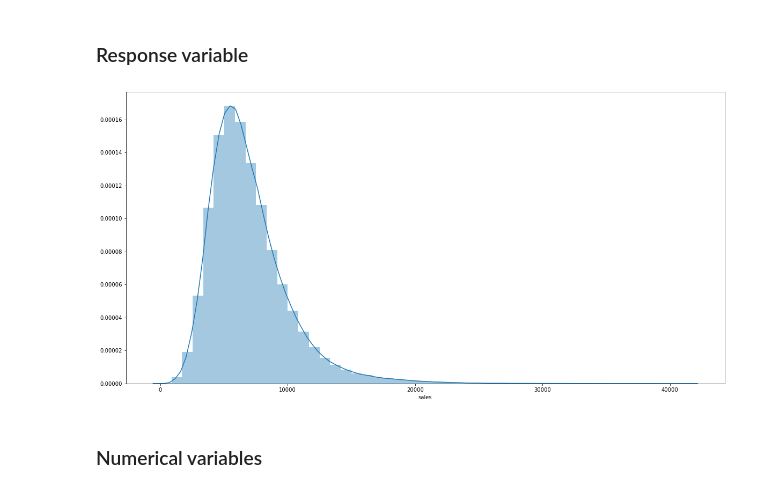
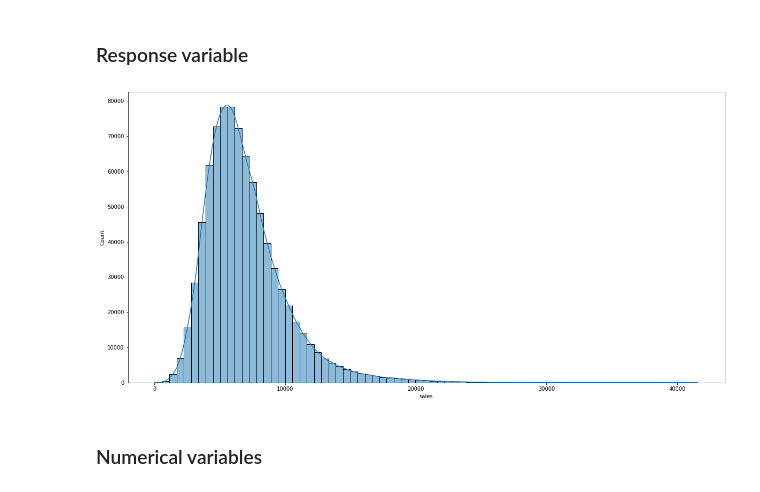
Before and after one commit to CleitonAmbrosio/Rossmann-Stores-Sales-Forecast, a Jupyter notebook: notebooks/cycle1_store_sales_prediction.ipynb, the cells around one changed output. Saved outputs shown, nothing was run; the diff lists cells and outputs as text; code cells hidden in the pictures.

```diff
--- a/notebooks/cycle1_store_sales_prediction.ipynb
+++ b/notebooks/cycle1_store_sales_prediction.ipynb
@@ -524,7 +637,8 @@ df3['month'] = df3['date'].dt.month
 df3['day'] = df3['date'].dt.day
 
 # week of year
-df3['week_of_year'] = df3['date'].dt.weekofyear
+df3['week_of_year'] = df3['date'].dt.isocalendar().week - 1 # Minus 1 since ISO count starts from 1
+df3['week_of_year'] = df3['week_of_year'].astype( np.int64 ) #UInt32 to int64
 
 # year week
 df3['year_week'] = df3['date'].dt.strftime( '%Y-%W' )
@@ -535,10 +649,10 @@ df3['competition_since'] = df3.apply( lambda x: datetime.datetime( year=x['compe
 df3['competition_time_month'] = ( ( df3['date'] - df3['competition_since'] )/30 ).dt.days
 
 # promo since
-df3['promo_since'] = df3['promo2_since_year'].astype(str) + '-' + df3['promo2_since_week'].astype(str)
-df3['promo_since'] = df3['promo_since'].apply( lambda x: datetime.datetime.strptime( x + '-1', '%Y-%W-%w' ) - datetime.timedelta( weeks=1 ) )
+df3['promo2_since'] = df3['promo2_since_year'].astype(str) + '-' + df3['promo2_since_week'].astype(str)
+df3['promo2_since'] = df3['promo2_since'].apply( lambda x: datetime.datetime.strptime( x + '-1', '%Y-%W-%w' ) )
 # promo time (weeks)
-df3['promo_time_week'] = ( ( df3['date'] - df3['promo_since'] )/7 ).dt.days
+df3['promo2_time_week'] = ( ( df3['date'] - df3['promo2_since'] )/7 ).dt.days
 
 # assortment
 df3['assortment'] = df3['assortment'].apply( lambda x: 'basic' if x == 'a' else 'extra' if x =='b' else 'extended' )
@@ -574,6 +688,5 @@ df4.head().T
 # %% [markdown]
 ## Filtering rows
 # %%
-# Information about closed stores are not actually useful here
-# Moreover, only data for which sales occurred are really relevant
-df4 = df4.loc[(df4['open'] != 0) & (df4['sales'] > 0)]
+# Information about closed stores is not actually useful here
+df4 = df4.loc[(df4['open'] != 0)]
@@ -580,8 +698,13 @@ df4 = df4.loc[(df4['open'] != 0) & (df4['sales'] > 0)]
+# %%
+# They do not offer much information, so let's drop them
+df4 = df4.loc[df4['sales'] > 0]
 # %% [markdown]
 ## Selecting columns
 # %%
+# 'Customers' won't be available for prediction
+# Remaining were filtered/substituted
 cols_drop = ['customers', 'open', 'promo_interval', 'month_map']
-df4.drop( columns=cols_drop, inplace=True )
+df4 = df4.drop( columns=cols_drop )
 # %%
 df4.sample()
 # %% [output]
@@ -597,8 +727,8 @@ df5 = df4.copy()
 # %% [markdown]
 ### Response variable
 # %%
-sns.distplot( df5['sales'] );
+sns.histplot( df5['sales'], bins=75, kde=True );
 # %% [output]
-[figure, old version]
+[figure, new version]
 # %% [markdown]
 ### Numerical variables
```
Also changed, not shown: parts of 271 cells of this notebook.
